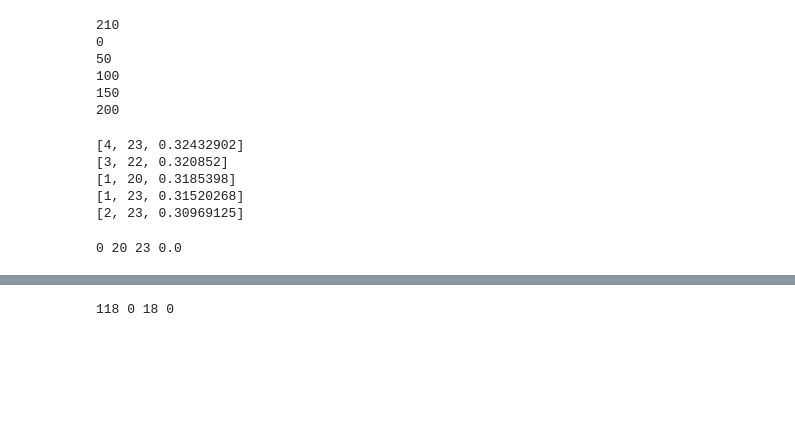
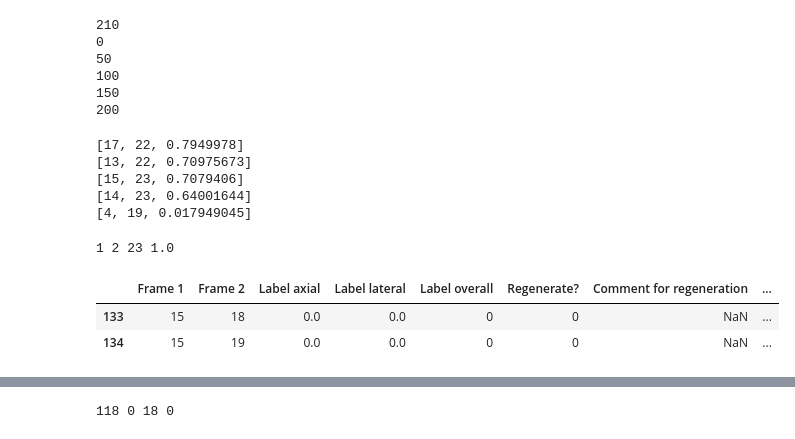
Before and after one commit to isobotka/SE4450-project-code, a Jupyter notebook: Preprocessing/PreprocessingRF.ipynb, the cells around one changed output, grey strips where cells are left out. Cells and saved outputs as stored; diff of their text form; code cells hidden in the pictures; blank space fills up the shorter version.

```diff
--- a/Preprocessing/PreprocessingRF.ipynb
+++ b/Preprocessing/PreprocessingRF.ipynb
@@ -442,18 +421,25 @@ print(output[0])
 print(output[1])
 print(output[2])
 print(output[3])
-print(output[4])
+print(output[-1])
 # %% [output]
-[4, 23, 0.32432902]
-[3, 22, 0.320852]
-[1, 20, 0.3185398]
-[1, 23, 0.31520268]
-[2, 23, 0.30969125]
+[17, 22, 0.7949978]
+[13, 22, 0.70975673]
+[15, 23, 0.7079406]
+[14, 23, 0.64001644]
+[4, 19, 0.017949045]
 # %%
-num = 173
+num =
 print(labeledData[num][0],labeledData[num][1],labeledData[num][2],labeledData[num][4])
 # %% [output]
-0 20 23 0.0
+1 2 23 1.0
+# %%
+DFP82W0S2 = pd.read_excel('Labels.xlsx', sheet_name='P82-W0-S2', engine='openpyxl')
+DFP82W0S2[DFP82W0S2['Frame 1'] == 15]
+# %% [output]
+|  | Frame 1 | Frame 2 | Label axial | Label lateral | Label overall | Regenerate? | Comment for regeneration | ... |
+| 133 | 15 | 18 | 0.0 | 0.0 | 0 | 0 | NaN | ... |
+| 134 | 15 | 19 | 0.0 | 0.0 | 0 | 0 | NaN | ... |
 # %%
 DFP82W0S2 = pd.read_excel('Labels.xlsx', sheet_name='P82-W0-S2', engine='openpyxl')
 DFP82W0S2 = DFP82W0S2['Label axial'].tolist()
```
Also changed, not shown: parts of 8 cells of this notebook.
